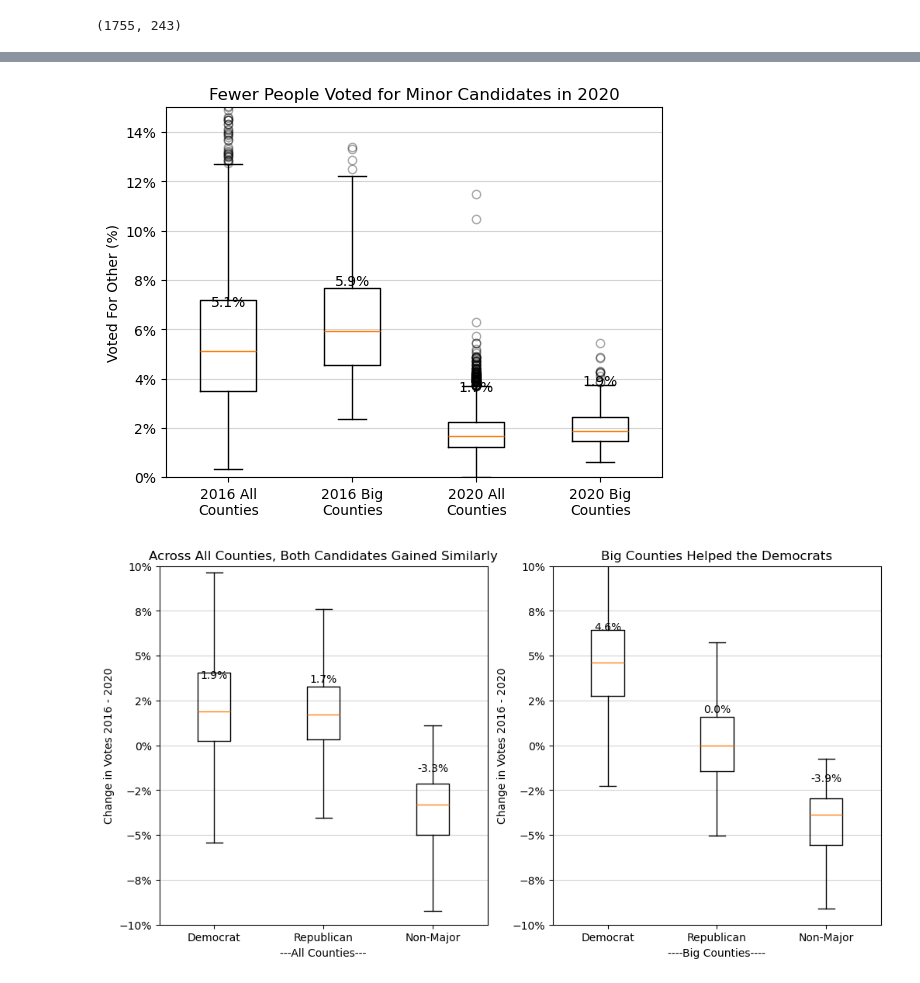
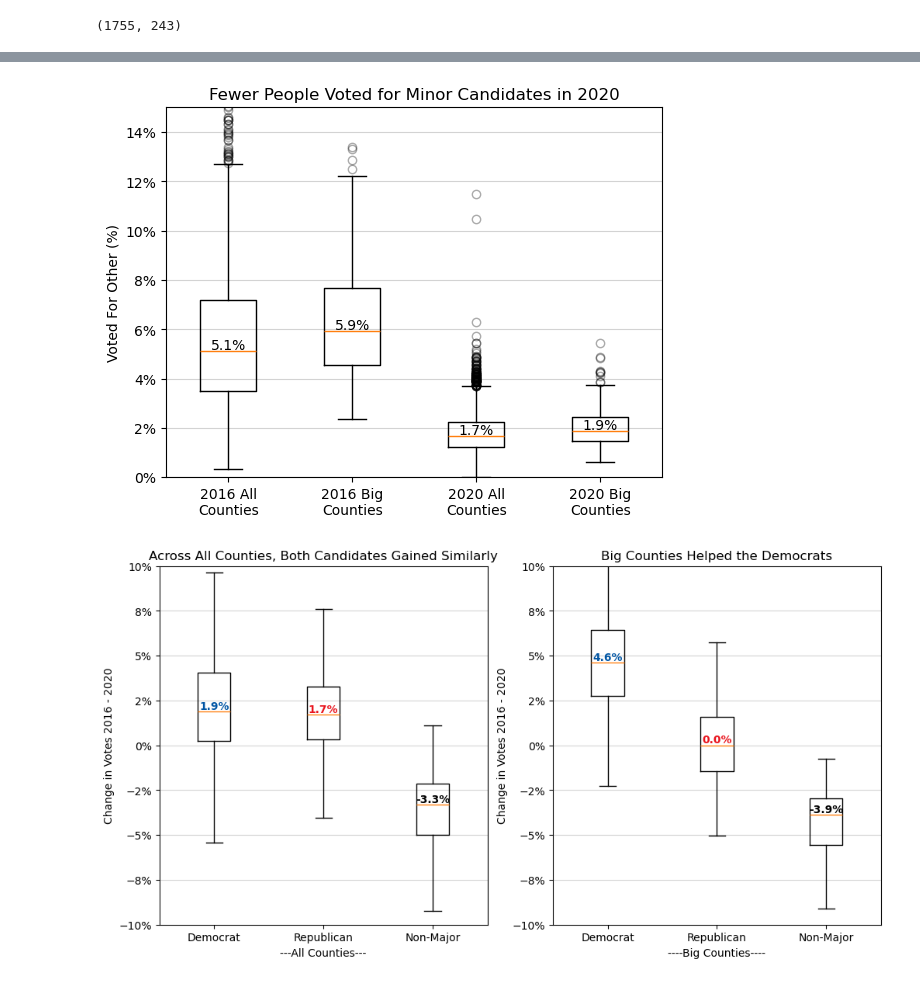
Before and after one commit to rmathena79/democracy, a Jupyter notebook: democracy.ipynb, the cells around one changed output, grey strips where cells are left out. Cells and saved outputs as stored; diff of their text form; code cells hidden in the pictures.

```diff
--- a/democracy.ipynb
+++ b/democracy.ipynb
@@ -267,10 +267,12 @@ county_count, big_county_count
 # %% [output]
 (1755, 243)
 # %%
-def add_percent_above_value(subplot, x, value, digits=0):
-    subplot.text(x, value+.02, f"{value:.{digits}%}", va='center', ha='center', color='black')
+def add_percent_above_value(subplot, x, ylim, value, digits=0, color="black"):
+    range = ylim[1] - ylim[0]
+    voffset = range * 0.015
+    subplot.text(x, value + voffset, f"{value:.{digits}%}", va='center', ha='center', color=color, weight='bold')
 
-def plot_result_comparisons(subplot, candidate_str, title):
+def plot_result_comparisons(subplot, candidate_str, title, color):
     national_gb = combo_df.groupby("candidate").sum()
     candidate = candidate_str
 
@@ -294,15 +296,15 @@ def plot_result_comparisons(subplot, candidate_str, title):
     subplot.set_ylim((0,1))
     subplot.grid(axis="y", which="major", color="lightgrey")
 
-    add_percent_above_value(subplot, 1, national_pct_2016)
-    add_percent_above_value(subplot, 2, combo_slice["pct_2016"].median())
-    add_percent_above_value(subplot, 3, big_slice["pct_2016"].median())
-    add_percent_above_value(subplot, 4, national_pct_2020)
-    add_percent_above_value(subplot, 5, combo_slice["pct_2020"].median())
-    add_percent_above_value(subplot, 6, big_slice["pct_2020"].median())
+    add_percent_above_value(subplot, 1, subplot.get_ylim(), national_pct_2016, color=color)
+    add_percent_above_value(subplot, 2, subplot.get_ylim(), combo_slice["pct_2016"].median(), color=color)
+    add_percent_above_value(subplot, 3, subplot.get_ylim(), big_slice["pct_2016"].median(), color=color)
+    add_percent_above_value(subplot, 4, subplot.get_ylim(), national_pct_2020, color=color)
+    add_percent_above_value(subplot, 5, subplot.get_ylim(), combo_slice["pct_2020"].median(), color=color)
+    add_percent_above_value(subplot, 6, subplot.get_ylim(), big_slice["pct_2020"].median(), color=color)
 
 fig, (ax1, ax2) = plt.subplots(nrows=1,ncols=2,figsize=(12,6))
-plot_result_comparisons(ax1, "the dem", "the Democrat")
-plot_result_comparisons(ax2, "trump", "the Republican")
+plot_result_comparisons(ax1, "the dem", "the Democrat", COLOR_DEM_BLUE)
+plot_result_comparisons(ax2, "trump", "the Republican", COLOR_REP_RED)
 plt.show()
 # %% [output]
@@ -324,14 +326,14 @@ plt.ylabel("Voted For Other (%)")
 plt.ylim((0,0.15))
 plt.grid(axis="y", which="major", color="lightgrey")
 
-add_percent_above_value(plt, 1, combo_slice["pct_2016"].median(), digits=1)
-add_percent_above_value(plt, 2, big_slice["pct_2016"].median(), digits=1)
-add_percent_above_value(plt, 3, combo_slice["pct_2020"].median(), digits=1)
-add_percent_above_value(plt, 4, big_slice["pct_2020"].median(), digits=1)
+add_percent_above_value(plt, 1, plt.ylim(), combo_slice["pct_2016"].median(), digits=1)
+add_percent_above_value(plt, 2, plt.ylim(), big_slice["pct_2016"].median(), digits=1)
+add_percent_above_value(plt, 3, plt.ylim(), combo_slice["pct_2020"].median(), digits=1)
+add_percent_above_value(plt, 4, plt.ylim(), big_slice["pct_2020"].median(), digits=1)
 
 plt.show()
 # %% [output]
-[figure, old version]
+[figure, new version]
 # %%
 fig, (ax1, ax2) = plt.subplots(nrows=1,ncols=2,figsize=(12,6))
 
@@ -340,39 +342,39 @@ ax1.yaxis.set_major_formatter(mpl.ticker.StrMethodFormatter("{x:.0%}"))
 ax1.boxplot(
         [combo_df.loc[combo_df["candidate"] == "the dem"]["pct_change"],
          combo_df.loc[combo_df["candidate"] == "trump"]["pct_change"],
          combo_df.loc[combo_df["candidate"] == "other"]["pct_change"]],
         tick_labels = ["Democrat", "Republican", "Non-Major"],
         showfliers=False )
 ax1.set_title("Across All Counties, Both Candidates Gained Similarly")
 ax1.set_ylabel("Change in Votes 2016 - 2020")
 ax1.set_xlabel("---All Counties---")
 ax1.set_ylim((-.1,.1))
 ax1.grid(axis="y", which="major", color="lightgrey")
 
 
-add_percent_above_value(ax1, 1, combo_df.loc[combo_df["candidate"] == "the dem"]["pct_change"].median(), digits=1)
-add_percent_above_value(ax1, 2, combo_df.loc[combo_df["candidate"] == "trump"]["pct_change"].median(), digits=1)
-add_percent_above_value(ax1, 3, combo_df.loc[combo_df["candidate"] == "other"]["pct_change"].median(), digits=1)
+add_percent_above_value(ax1, 1, ax1.get_ylim(), combo_df.loc[combo_df["candidate"] == "the dem"]["pct_change"].median(), digits=1, color=COLOR_DEM_BLUE)
+add_percent_above_value(ax1, 2, ax1.get_ylim(), combo_df.loc[combo_df["candidate"] == "trump"]["pct_change"].median(), digits=1, color=COLOR_REP_RED)
+add_percent_above_value(ax1, 3, ax1.get_ylim(), combo_df.loc[combo_df["candidate"] == "other"]["pct_change"].median(), digits=1)
 
 # Thanks to: https://stackoverflow.com/questions/25973581/how-to-format-axis-number-format-to-thousands-with-a-comma
 ax2.yaxis.set_major_formatter(mpl.ticker.StrMethodFormatter("{x:.0%}"))
 ax2.boxplot(
         [big_counties_df.loc[big_counties_df["candidate"] == "the dem"]["pct_change"],
          big_counties_df.loc[big_counties_df["candidate"] == "trump"]["pct_change"],
          big_counties_df.loc[big_counties_df["candidate"] == "other"]["pct_change"]],
         tick_labels = ["Democrat", "Republican", "Non-Major"],
         showfliers=False )
 ax2.set_title("Big Counties Helped the Democrats")
 ax2.set_ylabel("Change in Votes 2016 - 2020")
 ax2.set_xlabel("----Big Counties----")
 ax2.set_ylim((-.1,.1))
 ax2.grid(axis="y", which="major", color="lightgrey")
 
-add_percent_above_value(ax2, 1, big_counties_df.loc[big_counties_df["candidate"] == "the dem"]["pct_change"].median(), digits=1)
-add_percent_above_value(ax2, 2, big_counties_df.loc[big_counties_df["candidate"] == "trump"]["pct_change"].median(), digits=1)
-add_percent_above_value(ax2, 3, big_counties_df.loc[big_counties_df["candidate"] == "other"]["pct_change"].median(), digits=1)
+add_percent_above_value(ax2, 1, ax2.get_ylim(), big_counties_df.loc[big_counties_df["candidate"] == "the dem"]["pct_change"].median(), digits=1, color=COLOR_DEM_BLUE)
+add_percent_above_value(ax2, 2, ax2.get_ylim(), big_counties_df.loc[big_counties_df["candidate"] == "trump"]["pct_change"].median(), digits=1, color=COLOR_REP_RED)
+add_percent_above_value(ax2, 3, ax2.get_ylim(), big_counties_df.loc[big_counties_df["candidate"] == "other"]["pct_change"].median(), digits=1)
 plt.show()
 # %% [output]
-[figure, old version]
+[figure, new version]
 # %%
 #Scatterplot showing relationship between county size and gain for party
```
Also changed, not shown: parts of 5 cells of this notebook, 1 other file.
